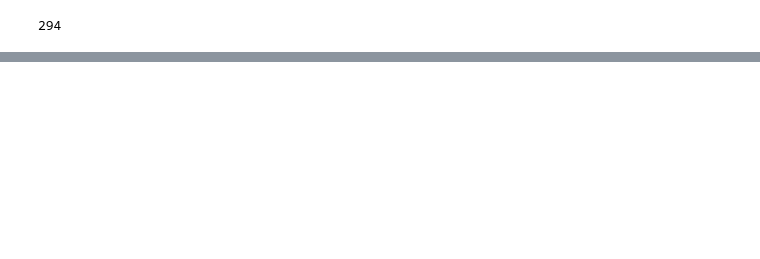
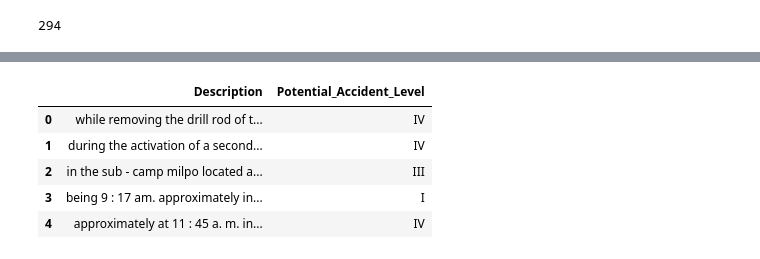
Before and after one commit to shyamsparrow/Jan-G4---NLP-Chatbot, a Jupyter notebook: Capstone_NLP_Chatbot_Jan_A_G4.ipynb, the cells around one changed output, grey strips where cells are left out. Saved outputs shown, nothing was run; the diff lists cells and outputs as text; code cells hidden in the pictures; blank space fills up the shorter version.

```diff
--- a/Capstone_NLP_Chatbot_Jan_A_G4.ipynb
+++ b/Capstone_NLP_Chatbot_Jan_A_G4.ipynb
@@ -933,0 +1033,11 @@ len(industry_df['Description_preprocessed'][1])
+# %%
+data_aug = pd.read_csv("data_augmentation.csv")
+data_aug.rename(columns={'Description_preprocessed':'Description'}, inplace=True)
+data_aug.head()
+# %% [output]
+|  | Description | Potential_Accident_Level |
+| 0 | while removing the drill rod of t... | IV |
+| 1 | during the activation of a second... | IV |
+| 2 | in the sub - camp milpo located a... | III |
+| 3 | being 9 : 17 am. approximately in... | I |
+| 4 | approximately at 11 : 45 a. m. in... | IV |
```
Also changed, not shown: parts of 48 cells of this notebook.
